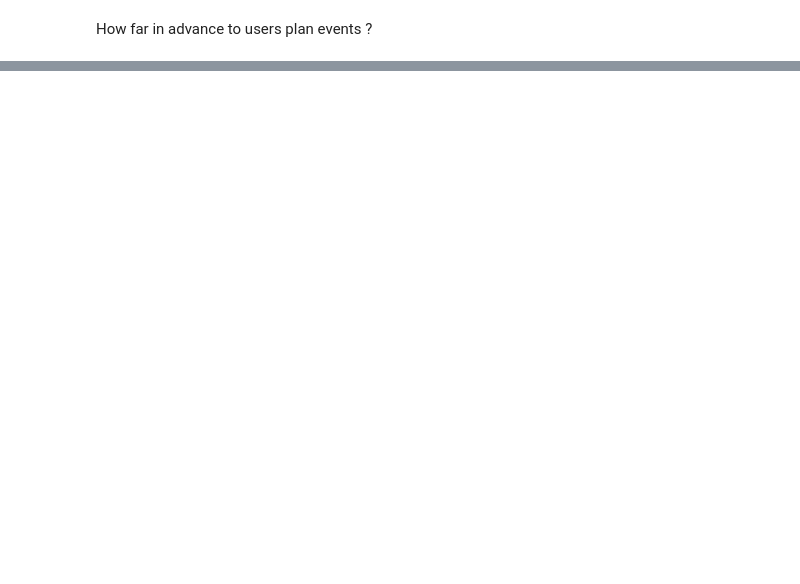
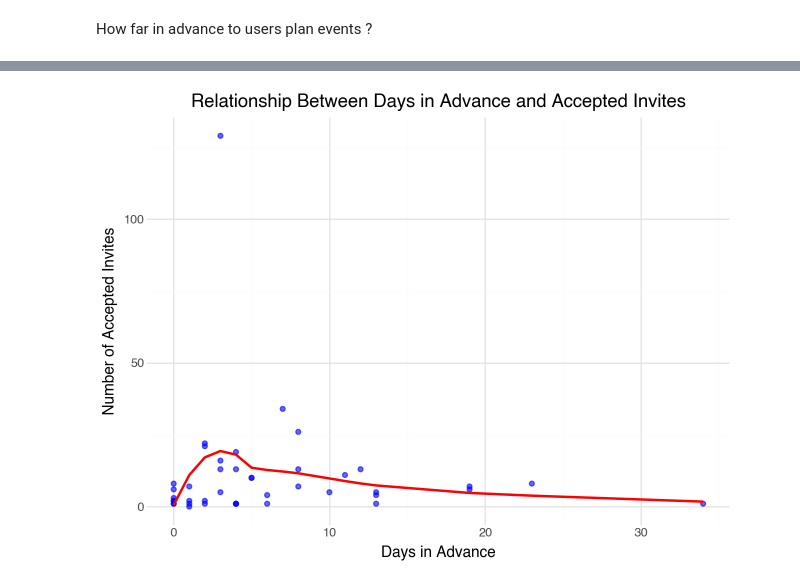
Before and after one commit to brandon841/analytics_report, a Jupyter notebook: event_analytics.ipynb, the cells around one changed output, grey strips where cells are left out. Saved outputs shown, nothing was run; the diff lists cells and outputs as text; code cells hidden in the pictures; blank space fills up the shorter version.

```diff
--- a/event_analytics.ipynb
+++ b/event_analytics.ipynb
@@ -585,0 +511,34 @@ geom_histogram : Removed 6 rows containing missing values.
+# %%
+#does planning in advance increase user engagement (measured by accepted invites)?
+stat_df = userinvites_df.groupby(['event_id','status']).size()\
+                            .reset_index(name='count')\
+                                .pivot(index='event_id',
+                                       columns='status',
+                                         values='count')\
+                                    .fillna(0)\
+                                        .merge(filtered_events[['document_id', 'createdAt', 'eventDate']],
+                                                left_on='event_id',
+                                                  right_on='document_id',
+                                                    how='right')\
+                                                    .dropna(subset=['createdAt', 'eventDate'])
+
+stat_df = stat_df.dropna(subset=['accepted', 'invited', 'rejected'])
+
+#filter out events that have not occurred yet
+stat_df = stat_df[stat_df['eventDate'] <= pd.Timestamp.now(tz='UTC')]
+
+#filter out where days in advance is negative (created after event date)
+stat_df = stat_df[stat_df['eventDate'] >= stat_df['createdAt']]
+# %%
+stat_df['days_in_advance'] = (stat_df['eventDate'] - stat_df['createdAt']).dt.days
+# %%
+stat_plot = (
+    ggplot(stat_df, aes(x='days_in_advance', y='accepted')) +
+    geom_point(color='blue', alpha=0.6) +
+    geom_smooth(method='loess',se = False, color='red') +
+    labs(title='Relationship Between Days in Advance and Accepted Invites', x='Days in Advance', y='Number of Accepted Invites') +
+    theme_minimal()
+)
+stat_plot.show()
+# %% [output]
+[figure, added]
```
Also changed, not shown: parts of 13 cells of this notebook.
